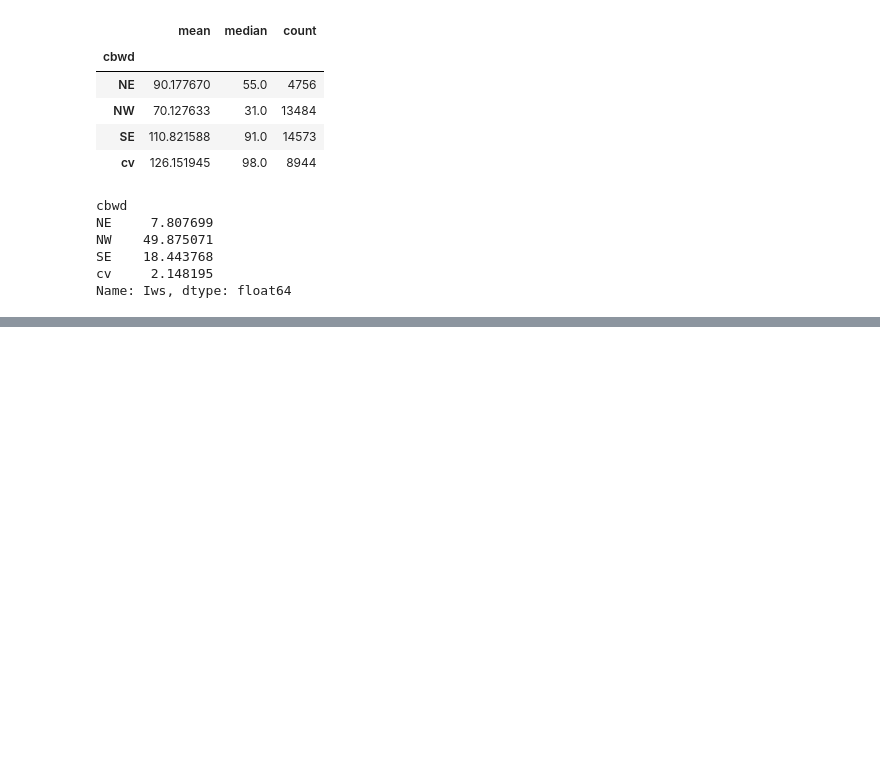
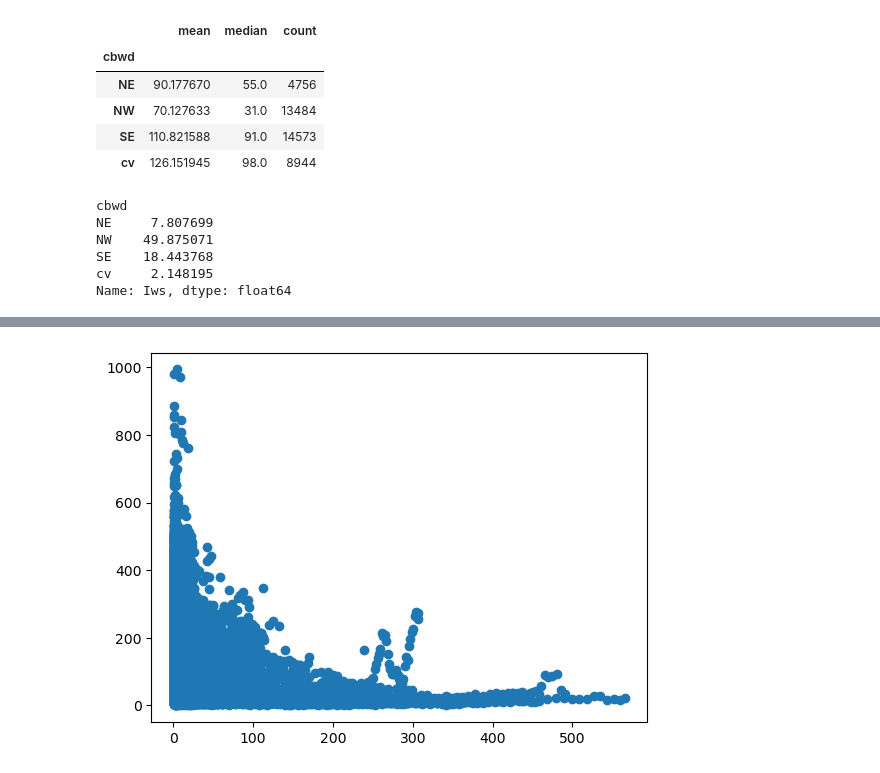
Before and after one commit to TimiNiyi/Air-quality-forecast-prediction-model, a Jupyter notebook: Data Cleaning and exploration with MongoDB.ipynb, the cells around one changed output, grey strips where cells are left out. Cells and saved outputs as stored; diff of their text form; code cells hidden in the pictures; blank space fills up the shorter version.

```diff
--- a/Data Cleaning and exploration with MongoDB.ipynb
+++ b/Data Cleaning and exploration with MongoDB.ipynb
@@ -526,0 +552,7 @@ Name: Iws, dtype: float64
+# %%
+bins=[0, 5, 20, 60, 114, 269, float("inf")]
+# %%
+df["wind_speed_grouped"] = pd.cut(
+    df["Iws"],
+    bins=bins
+)
@@ -526,0 +570,7 @@ Name: Iws, dtype: float64
+# %%
+plt.scatter(
+    x=df["Iws"],
+    y=df["pm2.5"]
+);
+# %% [output]
+[figure, added]
```
Also changed, not shown: parts of 4 cells of this notebook.
